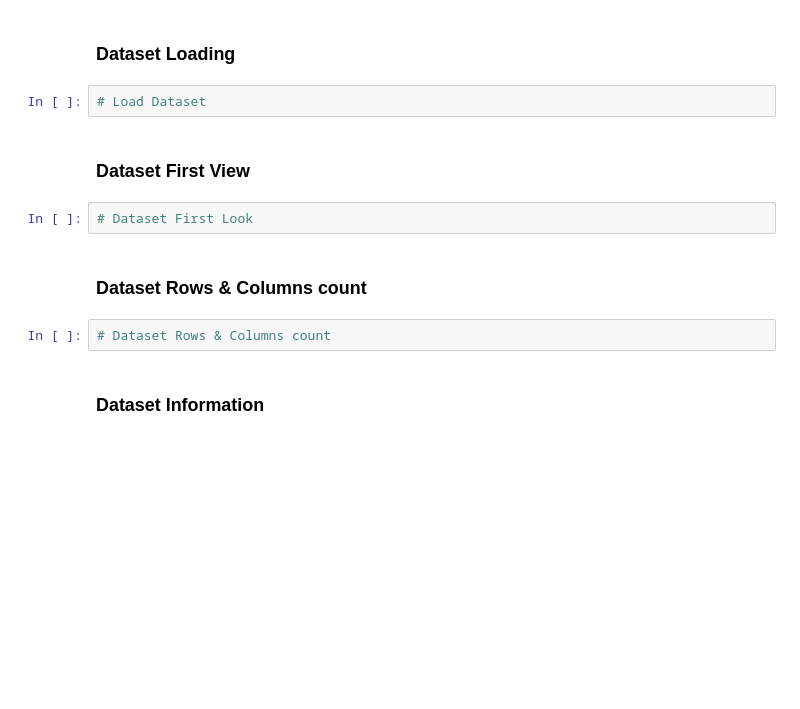
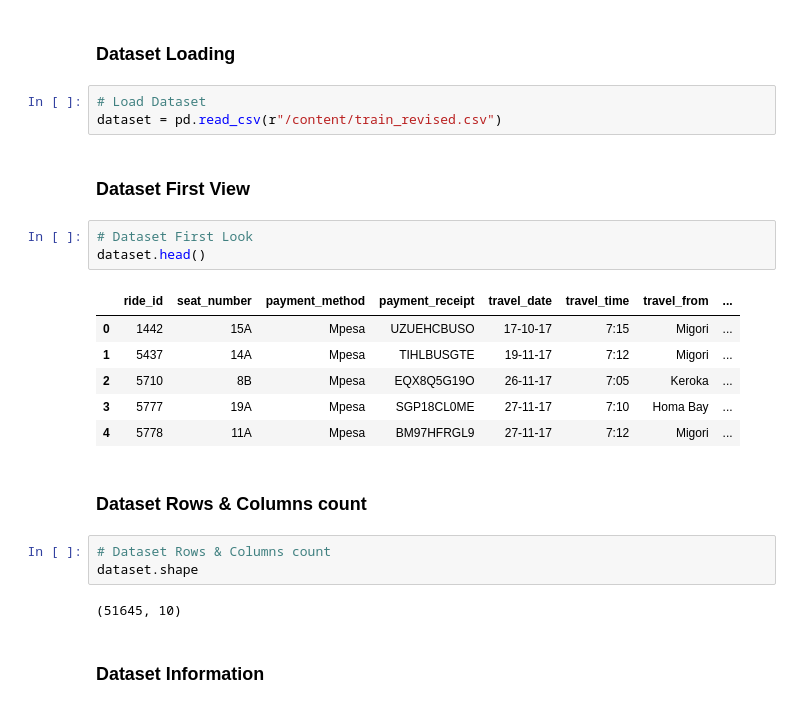
Before and after one commit to Manoharjha333/transport-demand-prediction, a Jupyter notebook: ML_Submission_Template.ipynb, the cells around one changed output. Drawn from its saved outputs; the diff is of its cells as text; blank space fills up the shorter version.

```diff
--- a/ML_Submission_Template.ipynb
+++ b/ML_Submission_Template.ipynb
@@ -142,14 +134,26 @@ Successfully installed shap-0.40.0 slicer-0.0.7
 ### Dataset Loading
 # %%
 # Load Dataset
+dataset = pd.read_csv(r"/content/train_revised.csv")
 # %% [markdown]
 ### Dataset First View
 # %%
 # Dataset First Look
+dataset.head()
+# %% [output]
+|  | ride_id | seat_number | payment_method | payment_receipt | travel_date | travel_time | travel_from | ... |
+| 0 | 1442 | 15A | Mpesa | UZUEHCBUSO | 17-10-17 | 7:15 | Migori | ... |
+| 1 | 5437 | 14A | Mpesa | TIHLBUSGTE | 19-11-17 | 7:12 | Migori | ... |
+| 2 | 5710 | 8B | Mpesa | EQX8Q5G19O | 26-11-17 | 7:05 | Keroka | ... |
+| 3 | 5777 | 19A | Mpesa | SGP18CL0ME | 27-11-17 | 7:10 | Homa Bay | ... |
+| 4 | 5778 | 11A | Mpesa | BM97HFRGL9 | 27-11-17 | 7:12 | Migori | ... |
 # %% [markdown]
 ### Dataset Rows & Columns count
 # %%
 # Dataset Rows & Columns count
+dataset.shape
+# %% [output]
+(51645, 10)
 # %% [markdown]
 ### Dataset Information
 # %%
```
Also changed, not shown: parts of 17 cells of this notebook.
